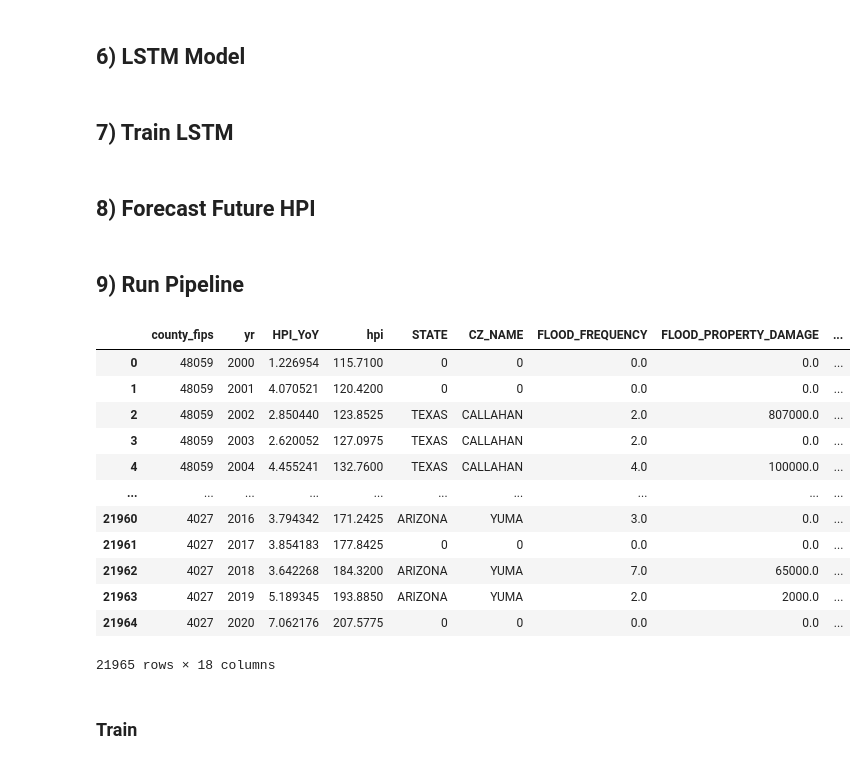
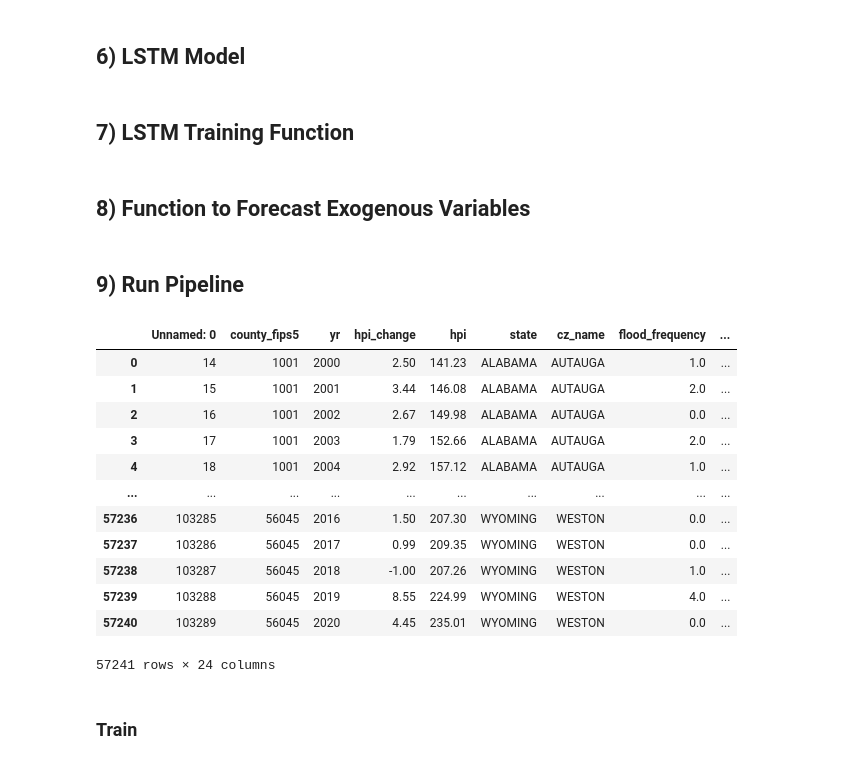
Before and after one commit to Ramil-cyber/Capstone_Citizensbank_climate-risk_insurance-exposure_monitoring, a Jupyter notebook: 03_code/data_exploration/lstm_arima_v1.ipynb, the cells around one changed output. Saved outputs shown, nothing was run; the diff lists cells and outputs as text; code cells hidden in the pictures.

```diff
--- a/03_code/data_exploration/lstm_arima_v1.ipynb
+++ b/03_code/data_exploration/lstm_arima_v1.ipynb
@@ -98,7 +114,7 @@ class LSTMModel(nn.Module):
         out = out[:, -1, :]  # last timestep output
         return self.fc(out)
 # %% [markdown]
-## 7) Train LSTM
+## 7) LSTM Training Function
 # %%
 def train_with_validation(
     df, epochs, add_county_fips=False, patience=20, checkpoint_path="best_lstm.pt"
@@ -260,7 +288,7 @@ def train_with_validation(
 
     return model, (train_losses, val_losses)
 # %% [markdown]
-## 8) Forecast Future HPI
+## 8) Function to Forecast Exogenous Variables
 # %%
 def forecast(model, base_exog_df, no_of_years, static_variables_dict=None):
 
@@ -328,26 +356,32 @@ def forecast(model, base_exog_df, no_of_years, static_variables_dict=None):
 ## 9) Run Pipeline
 # %%
 climate_hpi = pd.read_csv(
-    "../../02_processed_data/wildfire_drought_hpi_flood_heat_huricane.csv"
+    "/Users/leonard/Library/CloudStorage/Dropbox/Duke/Academics/Year 2 Semester 1/Capstone/Code/Capstone_Citizensbank_climate-risk_insurance-exposure_monitoring/02_processed_data/FINAL_CLIMATE_FINANCIAL_DATA.csv"
 )
+# pd.read_csv(
+#     "../../02_processed_data/wildfire_drought_hpi_flood_heat_huricane.csv"
+# )
 climate_hpi = climate_hpi.rename(
-    columns={"hpi_yoy": "HPI_YoY", "county_fips5": "county_fips"}
+    columns={
+        "index_nsa": "hpi"
+    }  # {"hpi_yoy": "HPI_YoY", "county_fips5": "county_fips"}
 )
+climate_hpi["real_gdp"] = pd.to_numeric(climate_hpi["real_gdp"], errors="coerce")
 climate_hpi
 # %% [output]
-|  | county_fips | yr | HPI_YoY | hpi | STATE | CZ_NAME | FLOOD_FREQUENCY | FLOOD_PROPERTY_DAMAGE | ... |
-| 0 | 48059 | 2000 | 1.226954 | 115.7100 | 0 | 0 | 0.0 | 0.0 | ... |
-| 1 | 48059 | 2001 | 4.070521 | 120.4200 | 0 | 0 | 0.0 | 0.0 | ... |
-| 2 | 48059 | 2002 | 2.850440 | 123.8525 | TEXAS | CALLAHAN | 2.0 | 807000.0 | ... |
-| 3 | 48059 | 2003 | 2.620052 | 127.0975 | TEXAS | CALLAHAN | 2.0 | 0.0 | ... |
-| 4 | 48059 | 2004 | 4.455241 | 132.7600 | TEXAS | CALLAHAN | 4.0 | 100000.0 | ... |
+|  | Unnamed: 0 | county_fips5 | yr | hpi_change | hpi | state | cz_name | flood_frequency | ... |
+| 0 | 14 | 1001 | 2000 | 2.50 | 141.23 | ALABAMA | AUTAUGA | 1.0 | ... |
+| 1 | 15 | 1001 | 2001 | 3.44 | 146.08 | ALABAMA | AUTAUGA | 2.0 | ... |
+| 2 | 16 | 1001 | 2002 | 2.67 | 149.98 | ALABAMA | AUTAUGA | 0.0 | ... |
+| 3 | 17 | 1001 | 2003 | 1.79 | 152.66 | ALABAMA | AUTAUGA | 2.0 | ... |
+| 4 | 18 | 1001 | 2004 | 2.92 | 157.12 | ALABAMA | AUTAUGA | 1.0 | ... |
 | ... | ... | ... | ... | ... | ... | ... | ... | ... | ... |
-| 21960 | 4027 | 2016 | 3.794342 | 171.2425 | ARIZONA | YUMA | 3.0 | 0.0 | ... |
-| 21961 | 4027 | 2017 | 3.854183 | 177.8425 | 0 | 0 | 0.0 | 0.0 | ... |
-| 21962 | 4027 | 2018 | 3.642268 | 184.3200 | ARIZONA | YUMA | 7.0 | 65000.0 | ... |
-| 21963 | 4027 | 2019 | 5.189345 | 193.8850 | ARIZONA | YUMA | 2.0 | 2000.0 | ... |
-| 21964 | 4027 | 2020 | 7.062176 | 207.5775 | 0 | 0 | 0.0 | 0.0 | ... |
+| 57236 | 103285 | 56045 | 2016 | 1.50 | 207.30 | WYOMING | WESTON | 0.0 | ... |
+| 57237 | 103286 | 56045 | 2017 | 0.99 | 209.35 | WYOMING | WESTON | 0.0 | ... |
+| 57238 | 103287 | 56045 | 2018 | -1.00 | 207.26 | WYOMING | WESTON | 1.0 | ... |
+| 57239 | 103288 | 56045 | 2019 | 8.55 | 224.99 | WYOMING | WESTON | 4.0 | ... |
+| 57240 | 103289 | 56045 | 2020 | 4.45 | 235.01 | WYOMING | WESTON | 0.0 | ... |
-21965 rows × 18 columns
+57241 rows × 24 columns
 # %% [markdown]
 ### Train
 # %%
```
Also changed, not shown: parts of 12 cells of this notebook, 41 other files.
